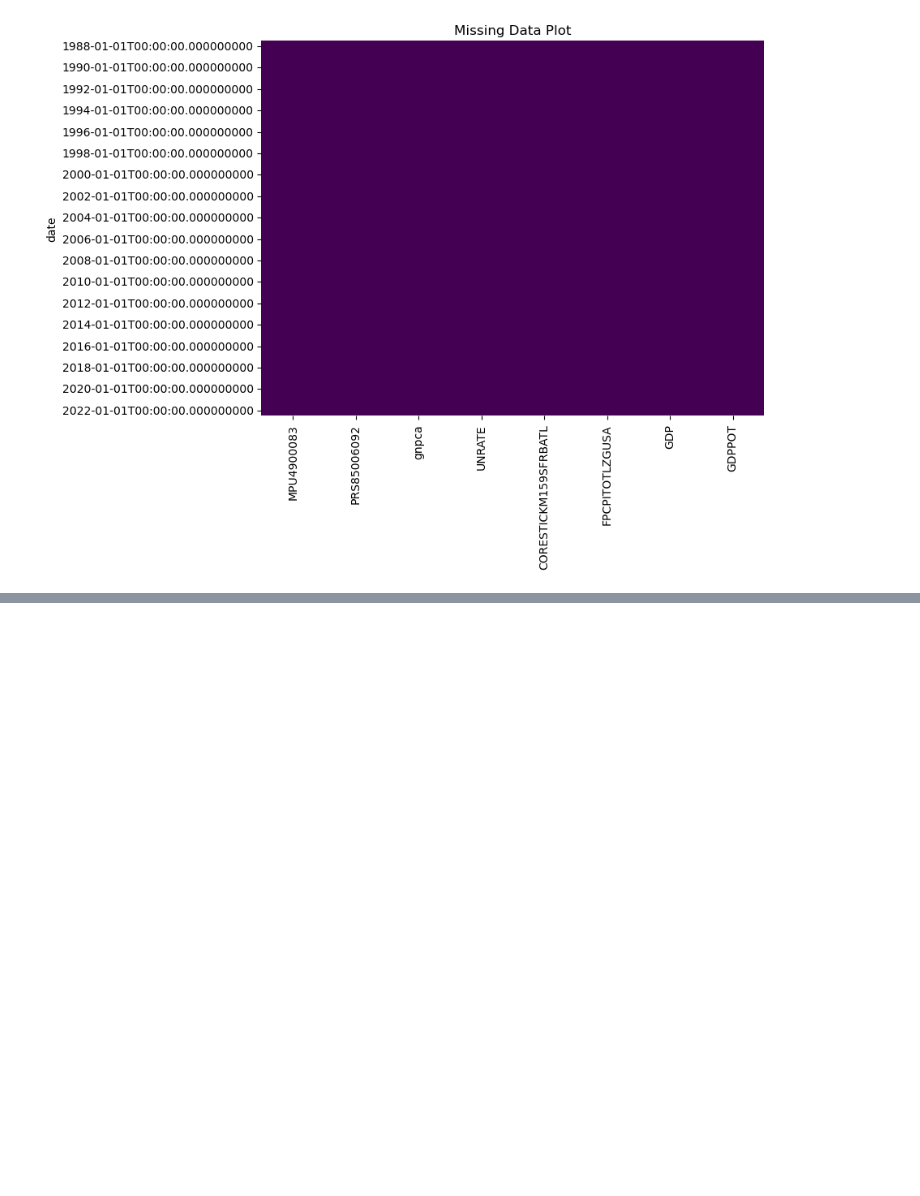
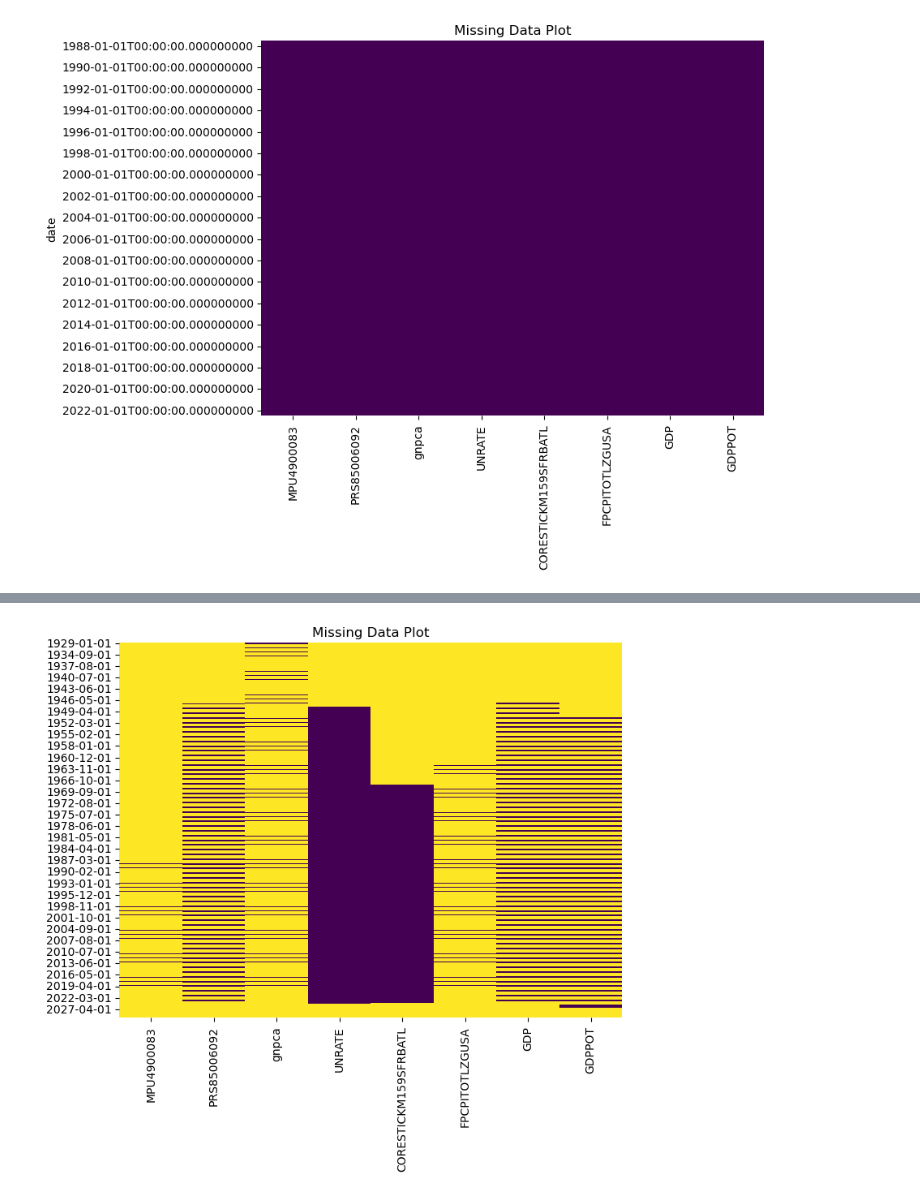
Before and after one commit to DanielGroneberg/Federal-Reserve-Interest-Rates-Forecast, a Jupyter notebook: code/02-EDA.ipynb, the cells around one changed output, grey strips where cells are left out. Cells and saved outputs as stored; diff of their text form; code cells hidden in the pictures; blank space fills up the shorter version.

Commit message:
FRED dataframe index issue resolved, on monthly freq

```diff
--- a/code/02-EDA.ipynb
+++ b/code/02-EDA.ipynb
@@ -241,0 +401,40 @@ plt.show()
+# %%
+def get_fred():
+
+    date_index = []
+
+    for year in range(1940, 2024):
+        for quarterly_month in range(1, 13):
+            fred_date = f"{year}-{quarterly_month}-01"
+            fred_date = pd.to_datetime(fred_date)
+            date_index.append(fred_date.strftime('%Y-%m-%d'))
+    fred_df = pd.DataFrame(index = date_index)
+
+    for metric in ['GDPPOT',
+                   'GDP']:
+#                    'FPCPITOTLZGUSA',
+#                    'CORESTICKM159SFRBATL',
+#                    'UNRATE',
+#                    'gnpca',
+#                    'PRS85006092',
+#                    'MPU4900083']:
+
+        metric_output =  fred.get_series_df(metric)[['date', 'value']]
+        metric_output.set_index('date', inplace = True)
+        metric_output.index = pd.to_datetime(metric_output.index)
+        metric_output.index = metric_output.index.strftime('%Y-%m-%d')
+        print(metric_output.head())
+        metric_output['value'] = metric_output['value'].apply(lambda v: float(v) if v != '.' else np.nan)
+        metric_output = metric_output.asfreq('M')
+        metric_output.rename(columns = {'value': f"{metric}"}, inplace = True)
+
+        fred_df = metric_output.join(fred_df, how = 'outer')
+        df.sort_index(inplace=True)
+
+#         metric_output = metric_output.fillna(method='ffill')  # Forward-fill missing values
+
+#         fred_df = metric_output.join(fred_df, how = 'outer')
+    return fred_df
+# %%
+meme2 = get_fred()
+meme2
@@ -241,0 +479,7 @@ plt.show()
+# %%
+plt.figure(figsize = (8, 6))
+sns.heatmap(meme2.isnull(), cbar = False, cmap = 'viridis')
+plt.title('Missing Data Plot')
+plt.show()
+# %% [output]
+[figure, added]
```
Also changed, not shown: parts of 21 cells of this notebook.
